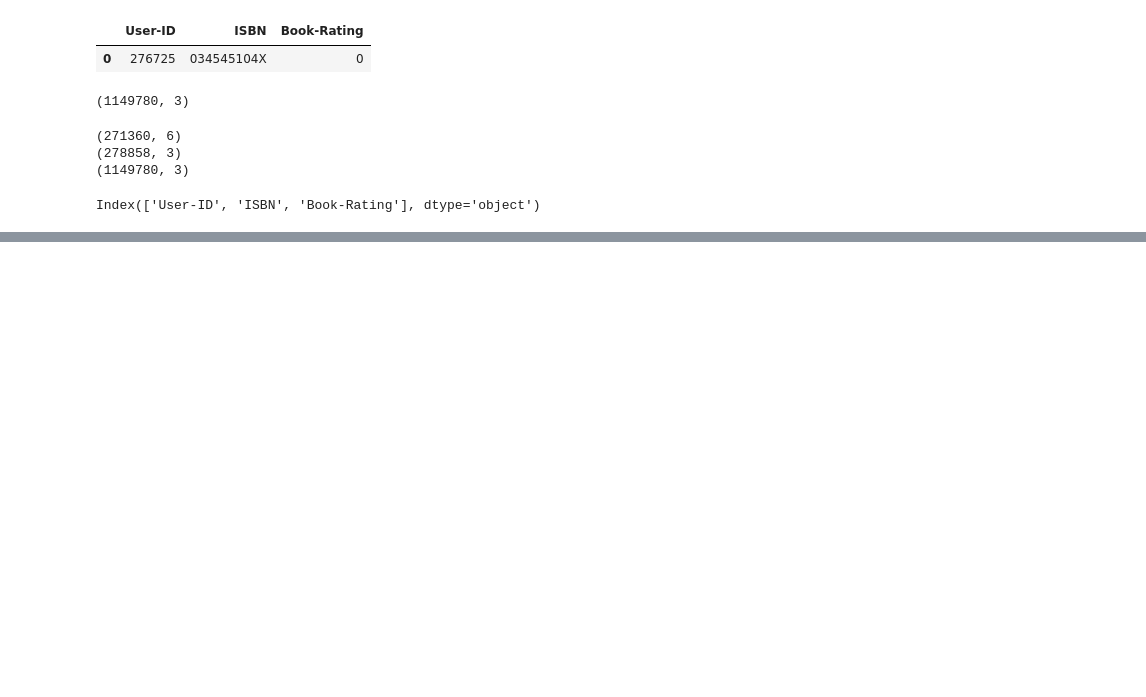
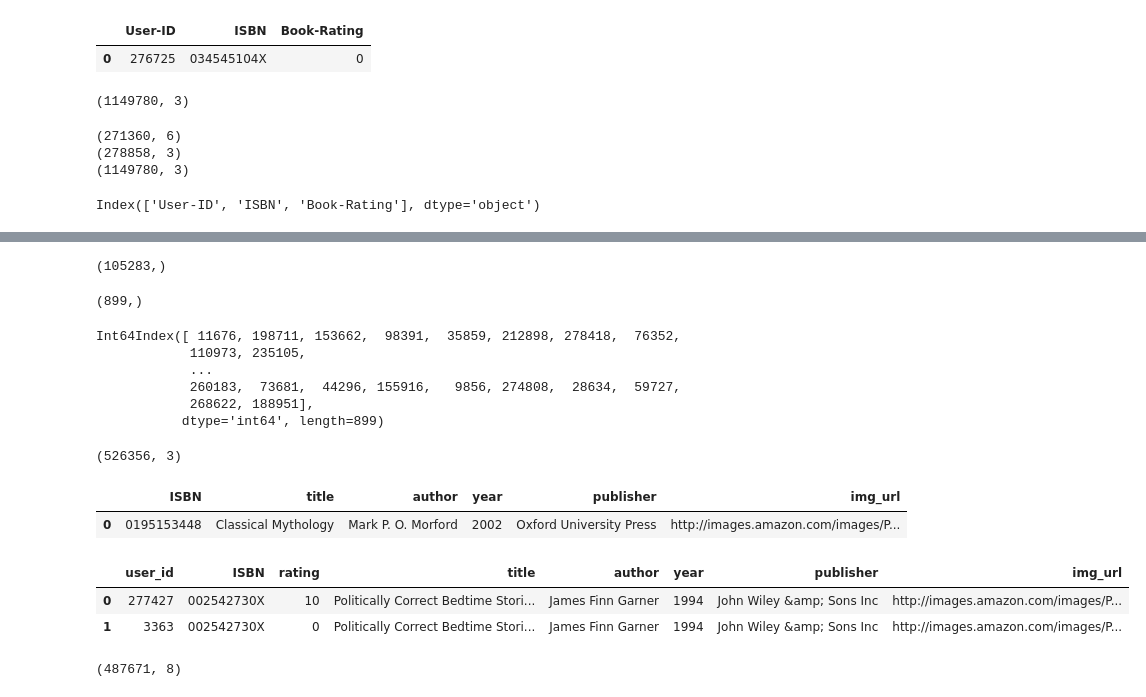
Before and after one commit to AyeshaIrshad1337/Woven, a Jupyter notebook: woven.ipynb, the cells around one changed output, grey strips where cells are left out. Drawn from its saved outputs; the diff is of its cells as text; code cells hidden in the pictures; blank space fills up the shorter version.

Commit message:
Merging Ratings Dataset with books Dataset

```diff
--- a/woven.ipynb
+++ b/woven.ipynb
@@ -102,0 +123,44 @@ ratings=Ratings.rename(columns={
+# %%
+Ratings['user_id'].unique().shape
+# %% [output]
+(105283,)
+# %%
+x = Ratings['user_id'].value_counts() > 200
+# %%
+x[x].shape
+# %% [output]
+(899,)
+# %%
+y = x[x].index
+# %%
+y
+# %% [output]
+Int64Index([ 11676, 198711, 153662,  98391,  35859, 212898, 278418,  76352,
+            110973, 235105,
+            ...
+            260183,  73681,  44296, 155916,   9856, 274808,  28634,  59727,
+            268622, 188951],
+           dtype='int64', length=899)
+# %%
+ratings=Ratings[Ratings['user_id'].isin(y)]
+# %%
+ratings.shape
+# %% [output]
+(526356, 3)
+# %%
+books.head(1)
+# %% [output]
+|  | ISBN | title | author | year | publisher | img_url |
+| 0 | 0195153448 | Classical Mythology | Mark P. O. Morford | 2002 | Oxford University Press | http://images.amazon.com/images/P... |
+# %%
+ratings_with_books= ratings.merge(books, on="ISBN")
+# %%
+ratings_with_books.head(2)
+# %% [output]
+|  | user_id | ISBN | rating | title | author | year | publisher | img_url |
+| 0 | 277427 | 002542730X | 10 | Politically Correct Bedtime Stori... | James Finn Garner | 1994 | John Wiley &amp; Sons Inc | http://images.amazon.com/images/P... |
+| 1 | 3363 | 002542730X | 0 | Politically Correct Bedtime Stori... | James Finn Garner | 1994 | John Wiley &amp; Sons Inc | http://images.amazon.com/images/P... |
+# %%
+ratings_with_books.shape
+# %% [output]
+(487671, 8)
```
Also changed, not shown: parts of 3 cells of this notebook.
